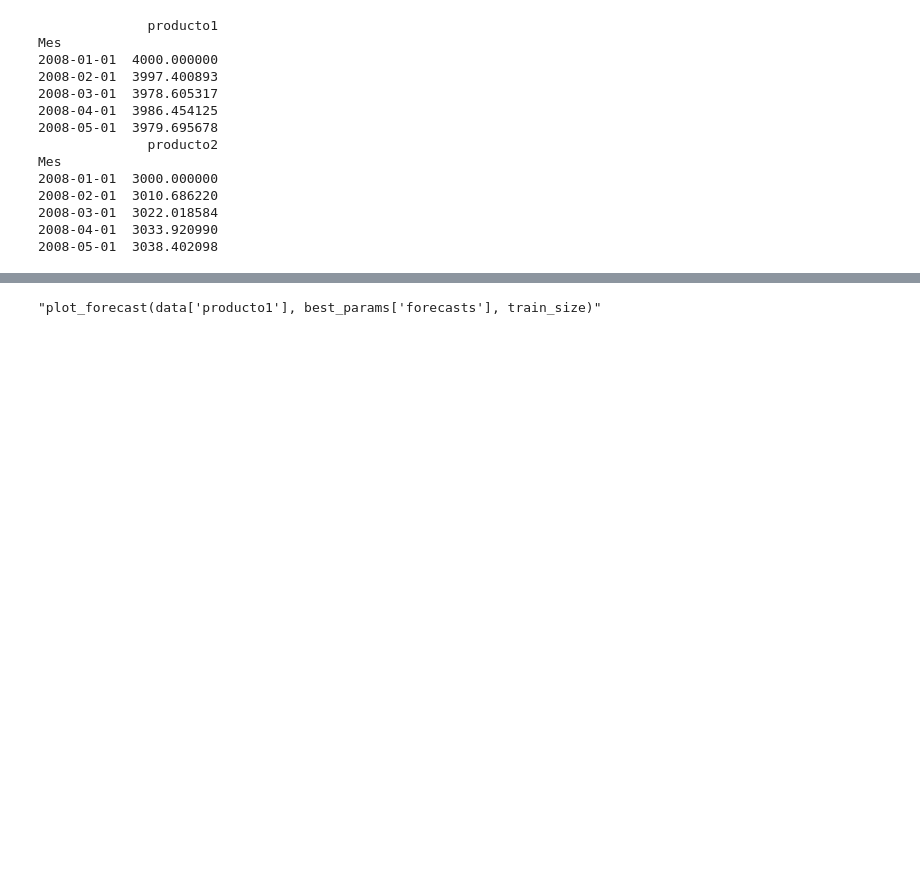
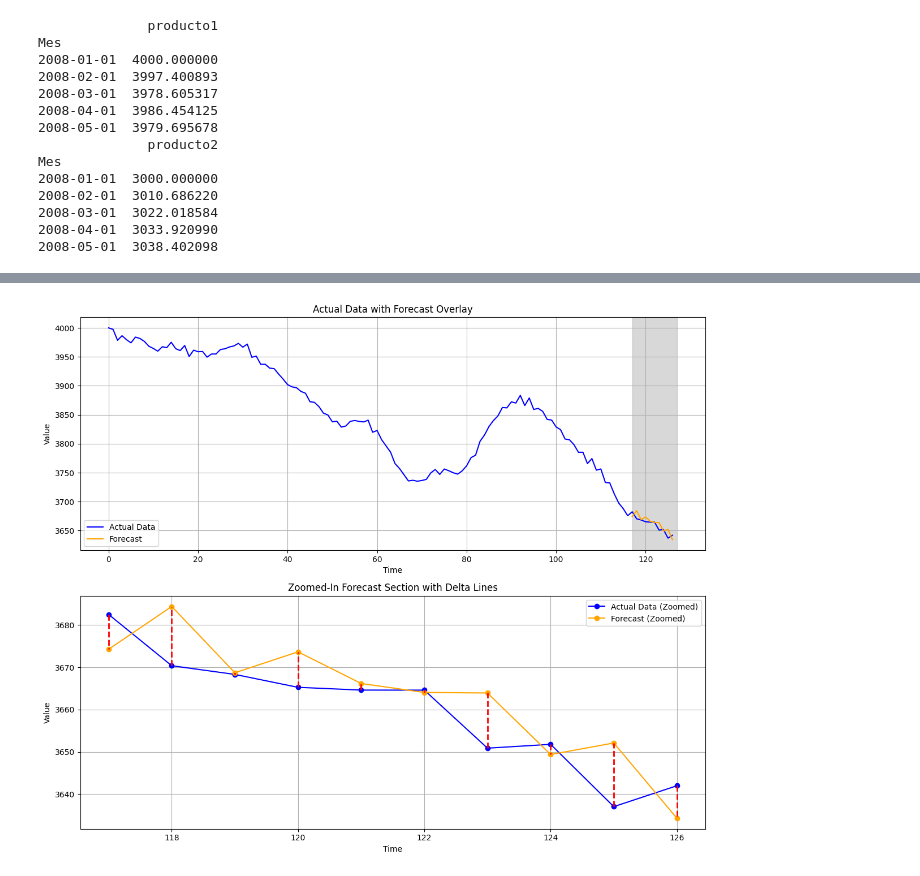
Before and after one commit to Daniel1martinez2/parcial_practico_1_FDA_2, a Jupyter notebook: main.ipynb, the cells around one changed output, grey strips where cells are left out. Saved outputs shown, nothing was run; the diff lists cells and outputs as text; code cells hidden in the pictures; blank space fills up the shorter version.

```diff
--- a/main.ipynb
+++ b/main.ipynb
@@ -425,0 +489,33 @@ print(best_params)'''
+# %%
+values_map = {0: None, 1: "add", 2: "mul"}
+
+data_copy = data.copy()
+data_copy['Mes'] = pd.to_datetime(data_copy['Mes'])
+data_copy = data_copy.set_index('Mes')
+data_copy = data_copy.asfreq('MS')
+
+init_args = {
+    'error': values_map[round(optimizer.max['params']['error'])],
+    'trend': values_map[round(optimizer.max['params']['trend'])],
+    'seasonal': values_map[round(optimizer.max['params']['seasonal'])],
+}
+
+fit_args = {
+    'smoothing_level': optimizer.max['params']['alpha'],
+    'smoothing_trend': optimizer.max['params']['beta'] if init_args['trend'] else None,
+    'smoothing_seasonal': optimizer.max['params']['gamma'] if init_args['seasonal'] else None
+}
+
+filtered_init = {k: v for k, v in init_args.items() if v is not None}
+filtered_fit = {k: v for k, v in fit_args.items() if v is not None}
+
+test_errors, forecasts, best_model = rolling_window_evaluation(
+    model_class=ETSModel,
+    data=data_copy,
+    target_column='producto1',
+    initial_train_size=train_size,
+    num_iterations=iterations,
+    forecast_horizon=horizon,
+    init_args=filtered_init,
+    fit_args=filtered_fit
+)
@@ -426,4 +552,4 @@ print(best_params)'''
 # %%
-'''plot_forecast(data['producto1'], best_params['forecasts'], train_size)'''
+plot_forecast(data['producto1'], forecasts, train_size)
 # %% [output]
-"plot_forecast(data['producto1'], best_params['forecasts'], train_size)"
+[figure, added]
```
Also changed, not shown: parts of 11 cells of this notebook.
